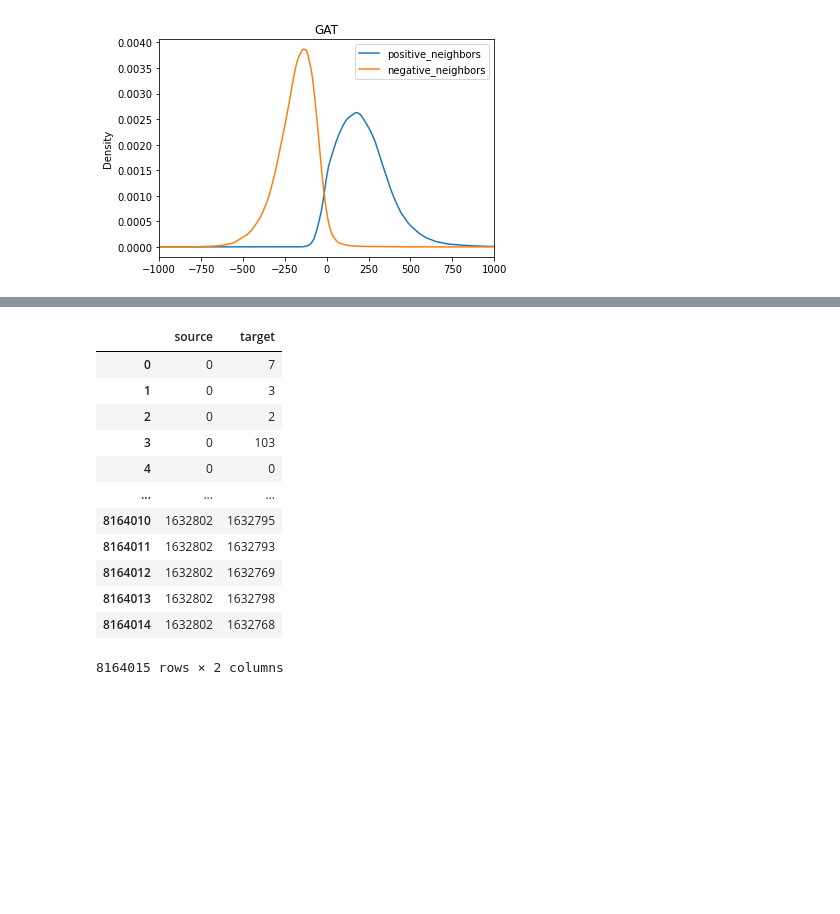
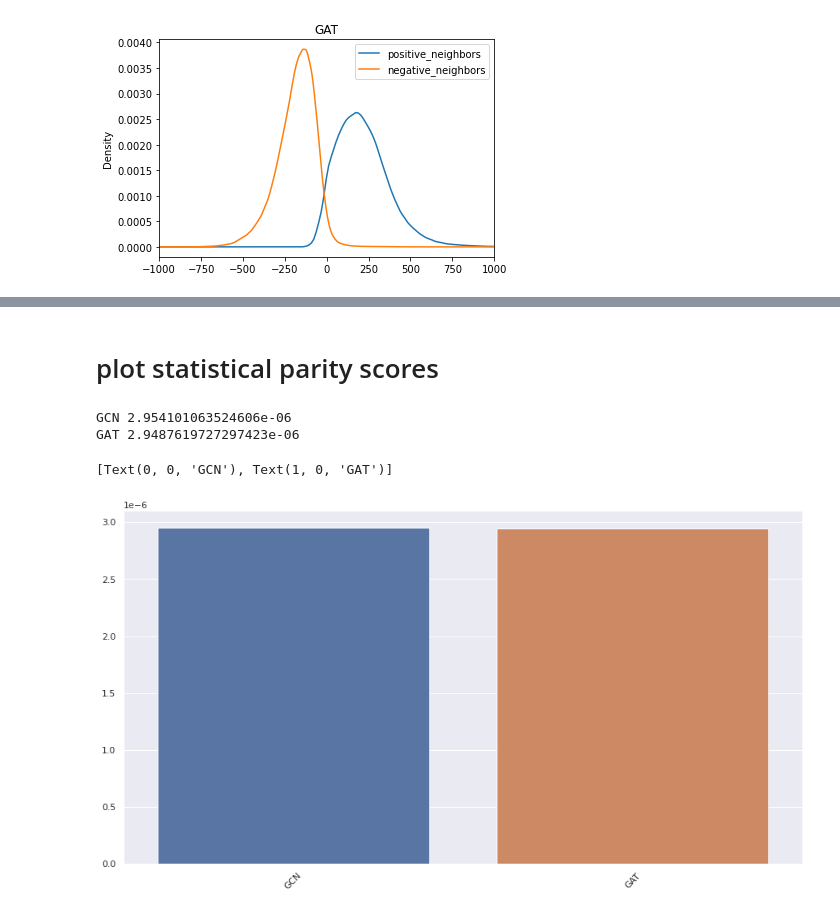
Before and after one commit to thunderock/residual2vec_, a Jupyter notebook: notebooks/scoring_big_dataset.ipynb, the cells around one changed output, grey strips where cells are left out. Cells and saved outputs as stored; diff of their text form; code cells hidden in the pictures; blank space fills up the shorter version.

Commit message:
added score to big model as well

```diff
--- a/notebooks/scoring_big_dataset.ipynb
+++ b/notebooks/scoring_big_dataset.ipynb
@@ -69,9 +77,12 @@ edges
+# %%
+scores[model] = statistical_parity(edges, y)
 # %% [markdown]
 # GAT
 # %%
+model = 'GAT'
 emb = np.load("../data/pokec_gat_embs_fixed.npy")
 A, P, N = emb[:, :128], emb[:, 128: 128 * 2], emb[:, 128 * 2:]
-A.shape, P.shape, N.shape, plot_dot_(A, P, N, model_name="GAT")
+A.shape, P.shape, N.shape, plot_dot_(A, P, N, model_name=model)
 # %% [output]
 ((1632803, 128), (1632803, 128), (1632803, 128), None)
 [figure]
@@ -81,15 +102,15 @@ A.shape, P.shape, N.shape, plot_dot_(A, P, N, model_name="GAT")
 # %%
+scores[model] = statistical_parity(edges, y)
-# %% [output]
-|  | source | target |
-| 0 | 0 | 7 |
-| 1 | 0 | 3 |
-| 2 | 0 | 2 |
-| 3 | 0 | 103 |
-| 4 | 0 | 0 |
-| ... | ... | ... |
-| 8164010 | 1632802 | 1632795 |
-| 8164011 | 1632802 | 1632793 |
-| 8164012 | 1632802 | 1632769 |
-| 8164013 | 1632802 | 1632798 |
-| 8164014 | 1632802 | 1632768 |
-8164015 rows × 2 columns
+# %% [markdown]
+# plot statistical parity scores
+# %%
+import seaborn as sns
+for i, j in scores.items(): print(i, j)
+sns.set(rc = {'figure.figsize':(15,8)})
+ax = sns.barplot(x=list(scores.keys()), y=list(scores.values()))
+ax.set_xticklabels(ax.get_xticklabels(),rotation = 45)
+# %% [output]
+GCN 2.954101063524606e-06
+GAT 2.9487619727297423e-06
+[Text(0, 0, 'GCN'), Text(1, 0, 'GAT')]
+[figure, added]
```
Also changed, not shown: parts of 4 cells of this notebook.
